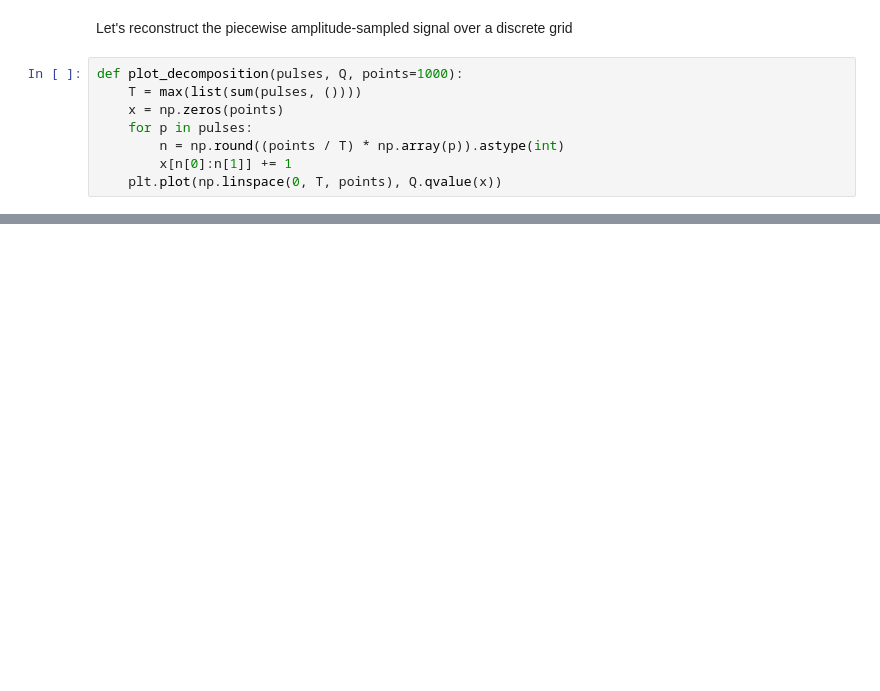
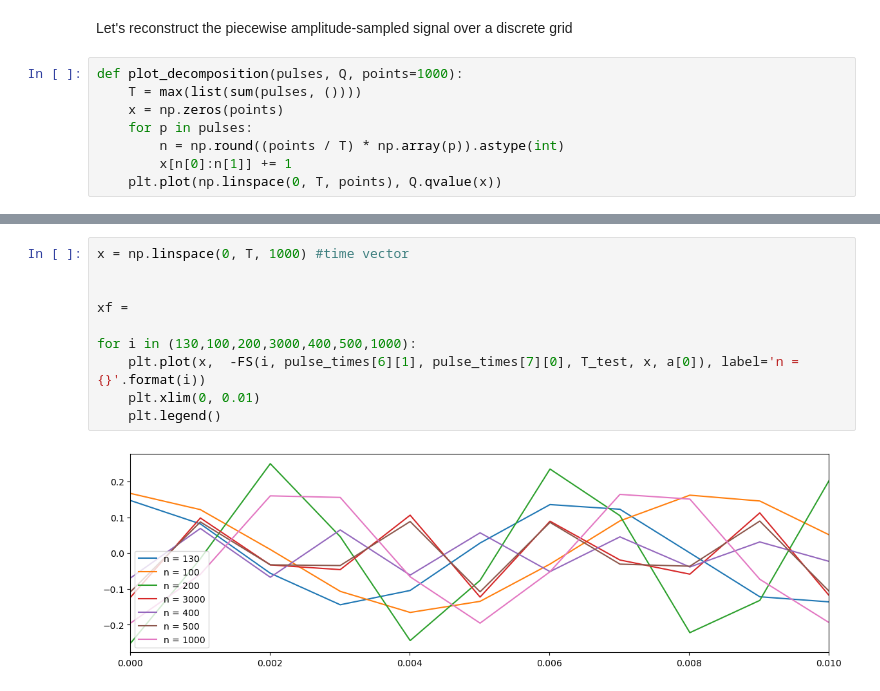
Before and after one commit to lindafabs/Semester-Project, a Jupyter notebook: linda.ipynb, the cells around one changed output, grey strips where cells are left out. Cells and saved outputs as stored; diff of their text form; blank space fills up the shorter version.

```diff
--- a/linda.ipynb
+++ b/linda.ipynb
@@ -225 +241,13 @@ def FS(n, t0,t1, T, xn, delta):
+# %%
+x = np.linspace(0, T, 1000) #time vector
+
+
+xf =
+
+for i in (130,100,200,3000,400,500,1000):
+    plt.plot(x,  -FS(i, pulse_times[6][1], pulse_times[7][0], T_test, x, a[0]), label='n = {}'.format(i))
+    plt.xlim(0, 0.01)
+    plt.legend()
+# %% [output]
+[figure, added]
 # %%
```
Also changed, not shown: parts of 24 cells of this notebook.
